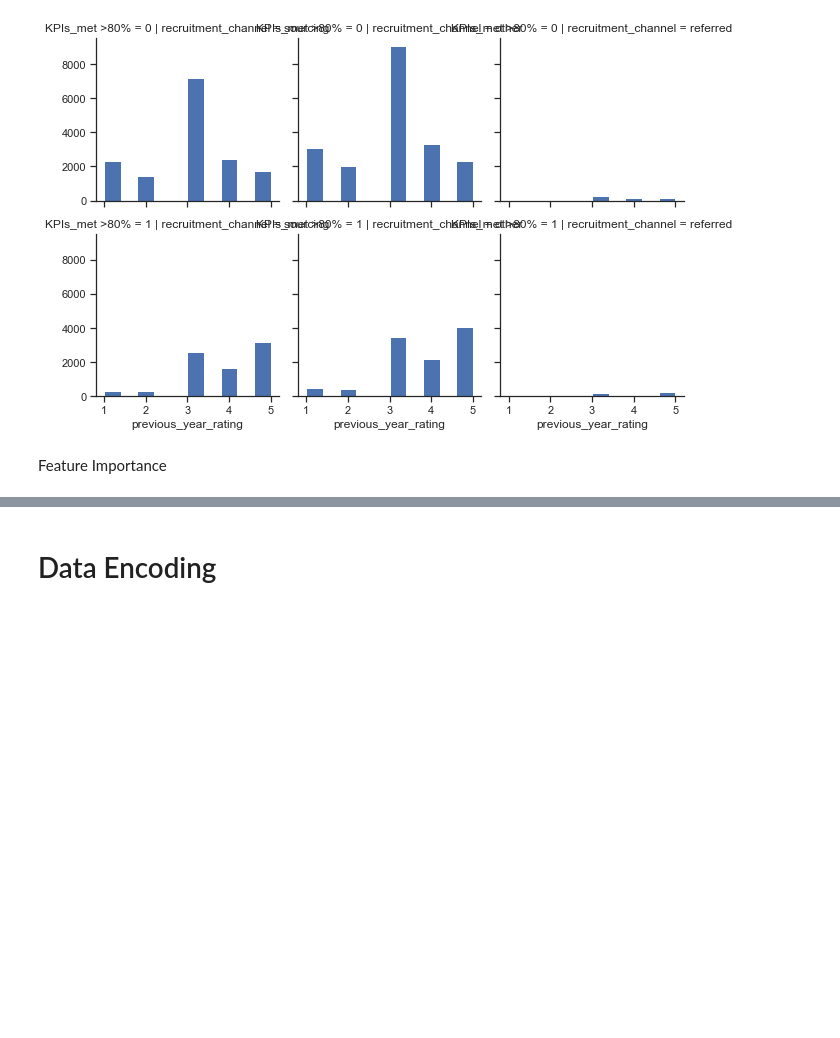
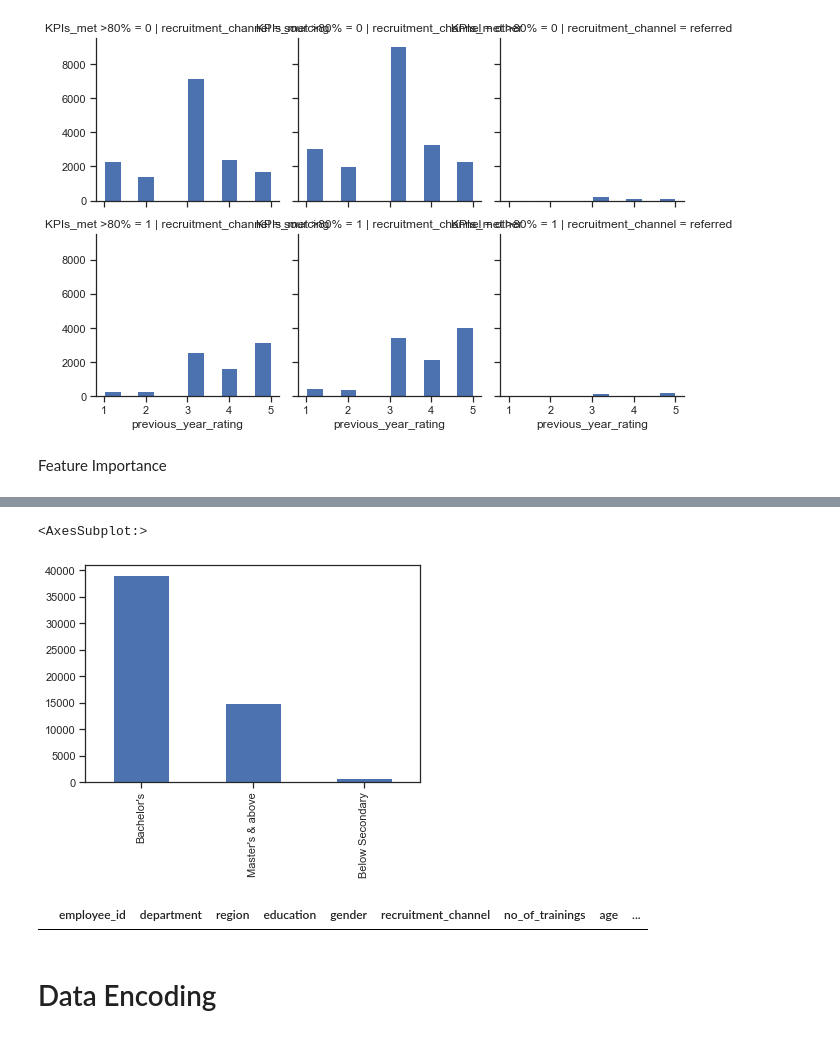
Before and after one commit to Yugeshaidu/HR-Analytics, a Jupyter notebook: Promotion Prediction.ipynb, the cells around one changed output, grey strips where cells are left out. Saved outputs shown, nothing was run; the diff lists cells and outputs as text; code cells hidden in the pictures; blank space fills up the shorter version.

```diff
--- a/Promotion Prediction.ipynb
+++ b/Promotion Prediction.ipynb
@@ -425,2 +520,14 @@ Ratio_check('awards_won?')
+# %%
+train_df['education'].value_counts().plot(kind='bar')
+# %% [output]
+<AxesSubplot:>
+[figure, added]
+# %%
+options = [0]
+# selecting rows based on condition
+train_df.loc[(train_df['department'] == 'legal') &
+              train_df['is_promoted'].isin(options)]
+# %% [output]
+|  | employee_id | department | region | education | gender | recruitment_channel | no_of_trainings | age | ... |
 # %% [markdown]
 # Data Encoding
```
Also changed, not shown: parts of 142 cells of this notebook.
